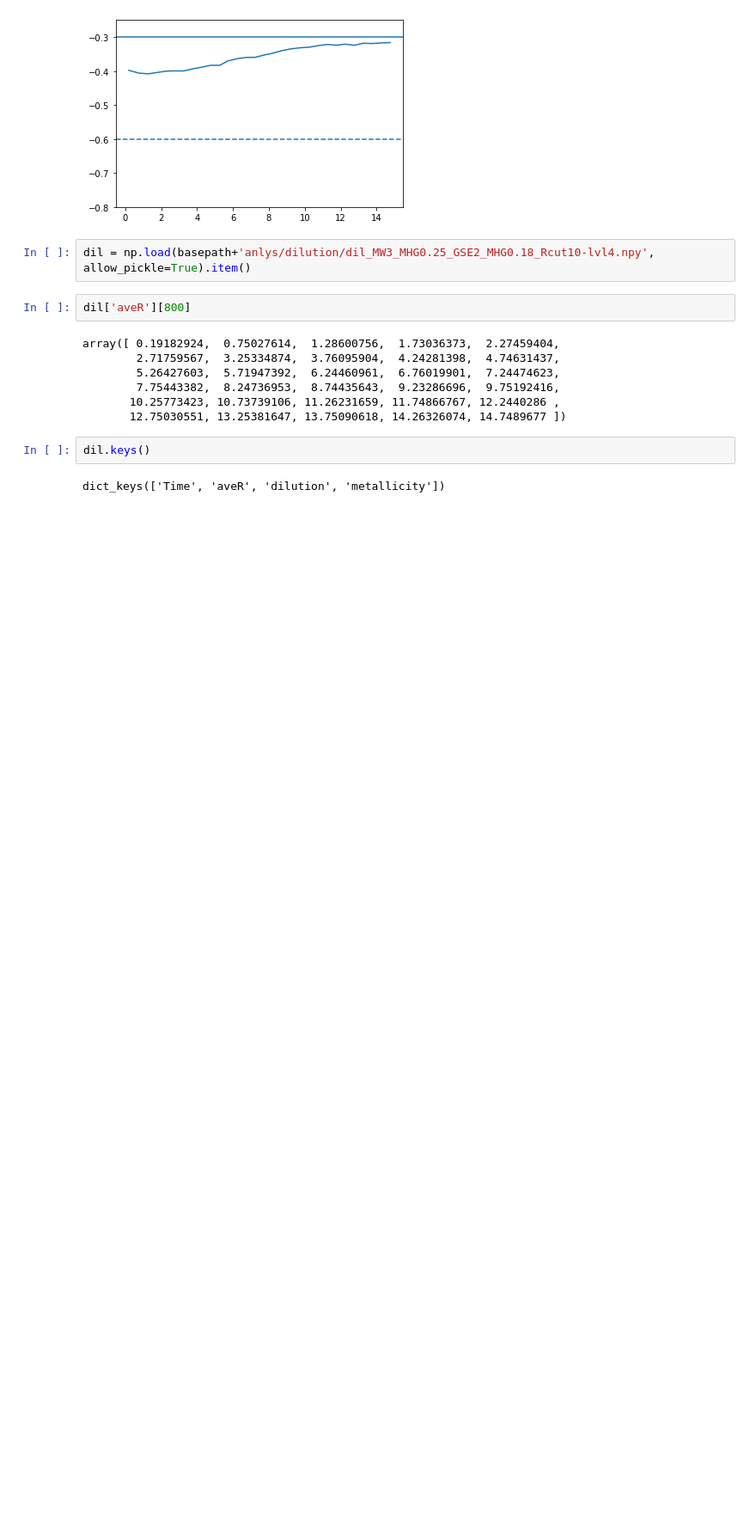
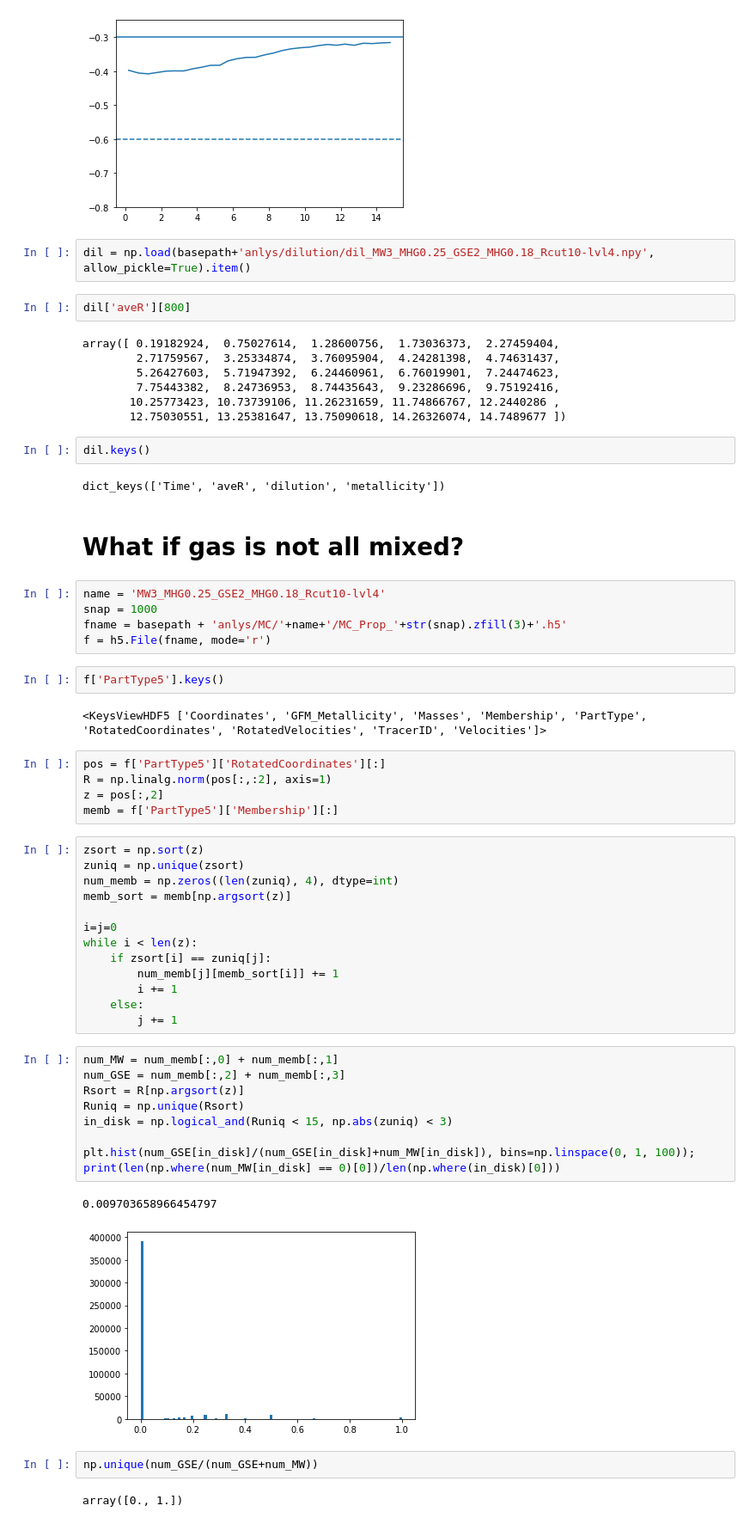
Before and after one commit to gusbeane/GSEgas, a Jupyter notebook: notebooks/dilution_profile.ipynb, the cells around one changed output. Shown: that part at 86% size. Drawn from its saved outputs; the diff is of its cells as text; blank space fills up the shorter version.

```diff
--- a/notebooks/dilution_profile.ipynb
+++ b/notebooks/dilution_profile.ipynb
@@ -101,3 +101,48 @@ array([ 0.19182924,  0.75027614,  1.28600756,  1.73036373,  2.27459404,
 dil.keys()
 # %% [output]
 dict_keys(['Time', 'aveR', 'dilution', 'metallicity'])
+# %% [markdown]
+# What if gas is not all mixed?
+# %%
+name = 'MW3_MHG0.25_GSE2_MHG0.18_Rcut10-lvl4'
+snap = 1000
+fname = basepath + 'anlys/MC/'+name+'/MC_Prop_'+str(snap).zfill(3)+'.h5'
+f = h5.File(fname, mode='r')
+# %%
+f['PartType5'].keys()
+# %% [output]
+<KeysViewHDF5 ['Coordinates', 'GFM_Metallicity', 'Masses', 'Membership', 'PartType', 'RotatedCoordinates', 'RotatedVelocities', 'TracerID', 'Velocities']>
+# %%
+pos = f['PartType5']['RotatedCoordinates'][:]
+R = np.linalg.norm(pos[:,:2], axis=1)
+z = pos[:,2]
+memb = f['PartType5']['Membership'][:]
+# %%
+zsort = np.sort(z)
+zuniq = np.unique(zsort)
+num_memb = np.zeros((len(zuniq), 4), dtype=int)
+memb_sort = memb[np.argsort(z)]
+
+i=j=0
+while i < len(z):
+    if zsort[i] == zuniq[j]:
+        num_memb[j][memb_sort[i]] += 1
+        i += 1
+    else:
+        j += 1
+# %%
+num_MW = num_memb[:,0] + num_memb[:,1]
+num_GSE = num_memb[:,2] + num_memb[:,3]
+Rsort = R[np.argsort(z)]
+Runiq = np.unique(Rsort)
+in_disk = np.logical_and(Runiq < 15, np.abs(zuniq) < 3)
+
+plt.hist(num_GSE[in_disk]/(num_GSE[in_disk]+num_MW[in_disk]), bins=np.linspace(0, 1, 100));
+print(len(np.where(num_MW[in_disk] == 0)[0])/len(np.where(in_disk)[0]))
+# %% [output]
+0.009703658966454797
+[figure, added]
+# %%
+np.unique(num_GSE/(num_GSE+num_MW))
+# %% [output]
+array([0., 1.])
```
Also changed, not shown: parts of 5 cells of this notebook, 3 other files.
